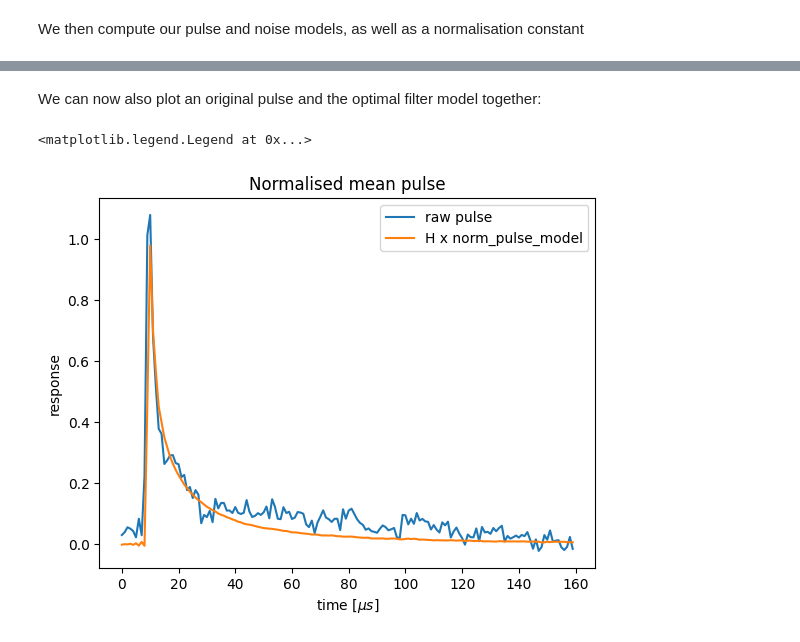
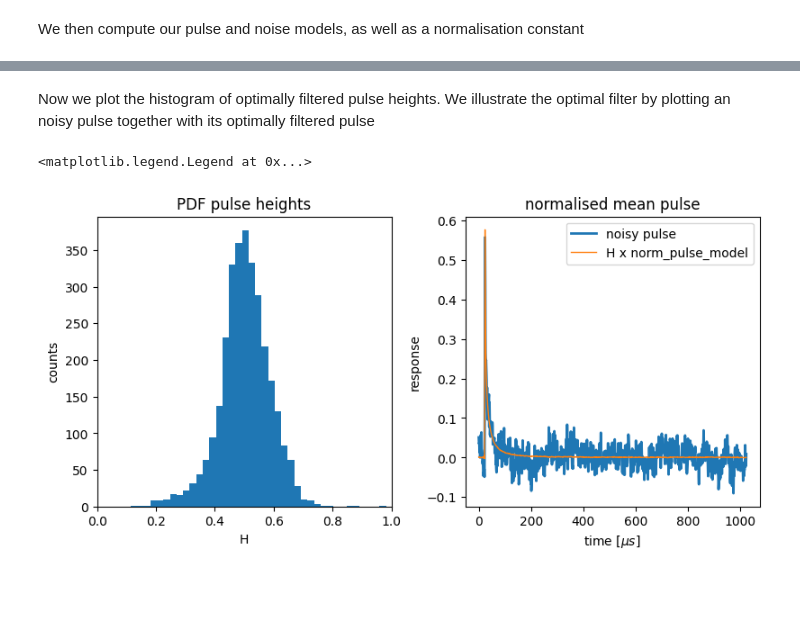
Before and after one commit to wilbertras/python-pulse-analysis, a Jupyter notebook: MUX/example.ipynb, the cells around one changed output, grey strips where cells are left out. Cells and saved outputs as stored; diff of their text form; code cells hidden in the pictures; blank space fills up the shorter version.

```diff
--- a/MUX/example.ipynb
+++ b/MUX/example.ipynb
@@ -14,15 +16,14 @@ noise = np.load('noise.npy')      # 3 sec of timestream noise data taken at 1 Ms
 # %% [markdown]
 We then initialize some parameters
 # %%
-pw = 160                # pulse window length
-len_onesided = round(pw / 2) + 1
-sf = 1e6                # sampling frequency of data
-exclude_dc = True       # whether or not to exlude the DC value of the pulse and noise models in the optimal filter
-nr_req_segments = 1000  # how many noise segments we want to average for our noise model. It may be that less are returned than desired.
-threshold = None        # threshold for pulse detection in the the noise data
+pw = 1024                           # pulse window length
+len_onesided = round(pw / 2) + 1    # length of the onesided fft, this includes the DC and Nyquist term.
+sf = 1e6                            # sampling frequency of data
+exclude_dc = True                   # whether or not to exclude the DC value of the pulse and noise models in the optimal filter
+nr_req_segments = 1000              # how many noise segments we want to average for our noise model. It may be that less are returned than desired because of pulses present in the noise data.
+threshold = None                    # threshold for pulse detection in the the noise data
 # %% [markdown]
 We then compute our pulse and noise models, as well as a normalisation constant
 # %%
-norm_pulse_fft = pulse_model(pulses, pw)
+norm_pulse, norm_pulse_fft, norm_pulse_psd = pulse_model(pulses, pw, sf)
 noise_psd, freqs = noise_model(noise, pw, sf, threshold=None, nr_req_segments=1000)
-norm_factor = prefactor(norm_pulse_fft, noise_psd)
@@ -31,4 +59,5 @@ Now we compute the optimal pulse height for a given pulse. This is done in a for
 # %%
+norm_factor = prefactor(norm_pulse_fft, noise_psd, exclude_dc)
 H = []
 for pulse in pulses:
-    H.append(mux_filter(pulse, len_onesided, norm_pulse_fft, noise_psd, norm_factor))
+    H.append(mux_filter(pulse, len_onesided, norm_pulse_fft, noise_psd, norm_factor, exclude_dc))
@@ -71,14 +64,24 @@ _ = ax.set_title('PDF pulse heights')
-# %% [markdown]
-We can now also plot an original pulse and the optimal filter model together:
+# %% [markdown]
+Now we plot the histogram of optimally filtered pulse heights. We illustrate the optimal filter by plotting an noisy pulse together with its optimally filtered pulse
+# %%
+pulse_nr = 534                              # choose a pulse
+noisy_pulse = pulses[pulse_nr, :]           # noisy pulse
+opt_pulse = H[pulse_nr]*norm_pulse          # optimal pulse
 # %%
-idx = 101                # choose a pulse
-fig, ax = plt.subplots()
-ax.plot(pulses[idx, :], label='raw pulse')
-ax.plot(norm_mean_pulse*H[idx], label='H x norm_pulse_model')
+fig, axes = plt.subplot_mosaic('ab', figsize=(8, 4), constrained_layout=True)
+ax = axes['a']
+_ = ax.hist(H, bins=125)
+ax.set_xlabel('H')
+ax.set_ylabel('counts')
+_ = ax.set_title('PDF pulse heights')
+ax.set_xlim([0, 1])
+ax = axes['b']
+ax.plot(noisy_pulse, label='noisy pulse', lw=2)
+ax.plot(opt_pulse, label='H x norm_pulse_model', lw=1)
 ax.set_xlabel('time [$\mu s$]')
 ax.set_ylabel('response')
-ax.set_title('Normalised mean pulse')
+ax.set_title('normalised mean pulse')
 ax.legend()
 # %% [output]
 <matplotlib.legend.Legend at 0x...>
-[figure, old version]
+[figure, new version]
```
Also changed, not shown: parts of 10 cells of this notebook, 5 other files.
